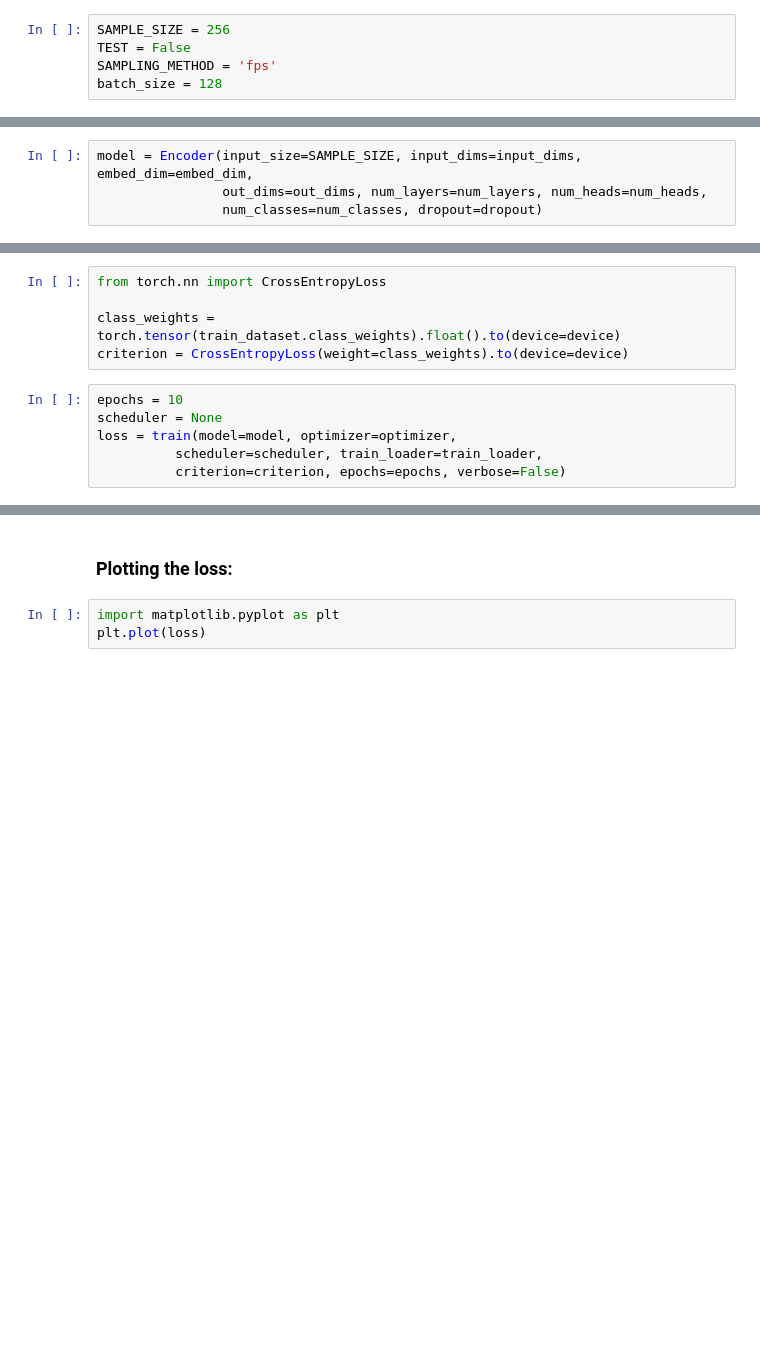
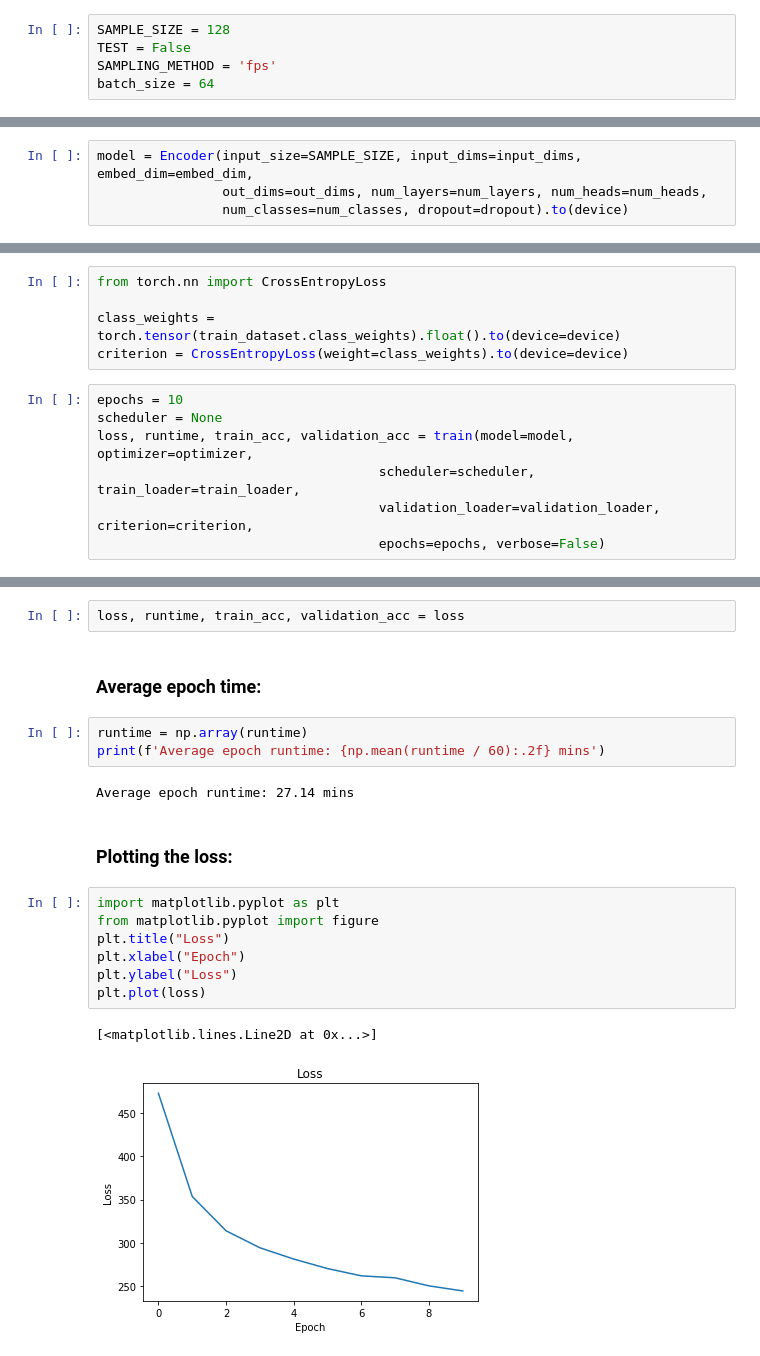
Before and after one commit to AbdullrahmanHMD/TransformersFor3dPointCLouds, a Jupyter notebook: train_notebook2.ipynb, the cells around one changed output, grey strips where cells are left out. Cells and saved outputs as stored; diff of their text form; blank space fills up the shorter version.

```diff
--- a/train_notebook2.ipynb
+++ b/train_notebook2.ipynb
@@ -142,10 +143,10 @@ print(f'{accuracy}%')
 # %% [markdown]
 ### Defining the dataset and splitting it:
 # %%
-SAMPLE_SIZE = 256
+SAMPLE_SIZE = 128
 TEST = False
 SAMPLING_METHOD = 'fps'
-batch_size = 128
+batch_size = 64
 # %%
 train_dataset = ModelNet40(dataset_path=modelnet40_path, test=False, sample_size=SAMPLE_SIZE, sampling=SAMPLING_METHOD)
 test_dataset = ModelNet40(dataset_path=modelnet40_path, test=True, sample_size=SAMPLE_SIZE, sampling=SAMPLING_METHOD)
@@ -175,7 +176,7 @@ dropout = 0.5
 # %%
 model = Encoder(input_size=SAMPLE_SIZE, input_dims=input_dims, embed_dim=embed_dim,
                 out_dims=out_dims, num_layers=num_layers, num_heads=num_heads,
-                num_classes=num_classes, dropout=dropout)
+                num_classes=num_classes, dropout=dropout).to(device)
 # %% [markdown]
 ### Optimizer:
 # %%
@@ -201,7 +203,8 @@ criterion = CrossEntropyLoss(weight=class_weights).to(device=device)
 # %%
 epochs = 10
 scheduler = None
-loss = train(model=model, optimizer=optimizer,
-          scheduler=scheduler, train_loader=train_loader,
-          criterion=criterion, epochs=epochs, verbose=False)
+loss, runtime, train_acc, validation_acc = train(model=model, optimizer=optimizer,
+                                    scheduler=scheduler, train_loader=train_loader,
+                                    validation_loader=validation_loader, criterion=criterion,
+                                    epochs=epochs, verbose=False)
 # %% [output]
@@ -209,5 +224,21 @@ KeyboardInterrupt:
+# %%
+loss, runtime, train_acc, validation_acc = loss
+# %% [markdown]
+### Average epoch time:
+# %%
+runtime = np.array(runtime)
+print(f'Average epoch runtime: {np.mean(runtime / 60):.2f} mins')
+# %% [output]
+Average epoch runtime: 27.14 mins
 # %% [markdown]
 ### Plotting the loss:
 # %%
 import matplotlib.pyplot as plt
+from matplotlib.pyplot import figure
+plt.title("Loss")
+plt.xlabel("Epoch")
+plt.ylabel("Loss")
 plt.plot(loss)
+# %% [output]
+[<matplotlib.lines.Line2D at 0x...>]
+[figure, added]
```
Also changed, not shown: parts of 66 cells of this notebook, 7 other files.
